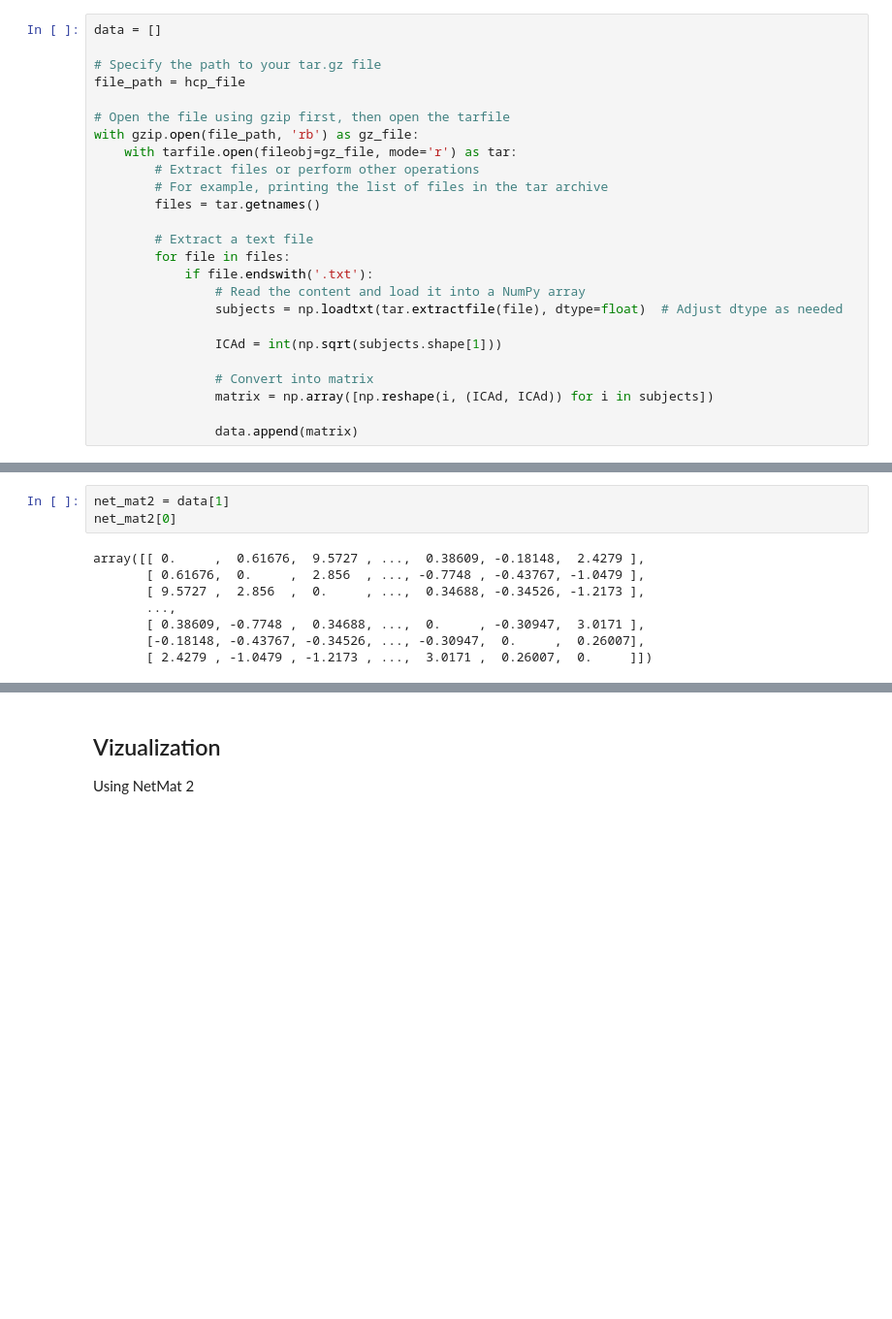
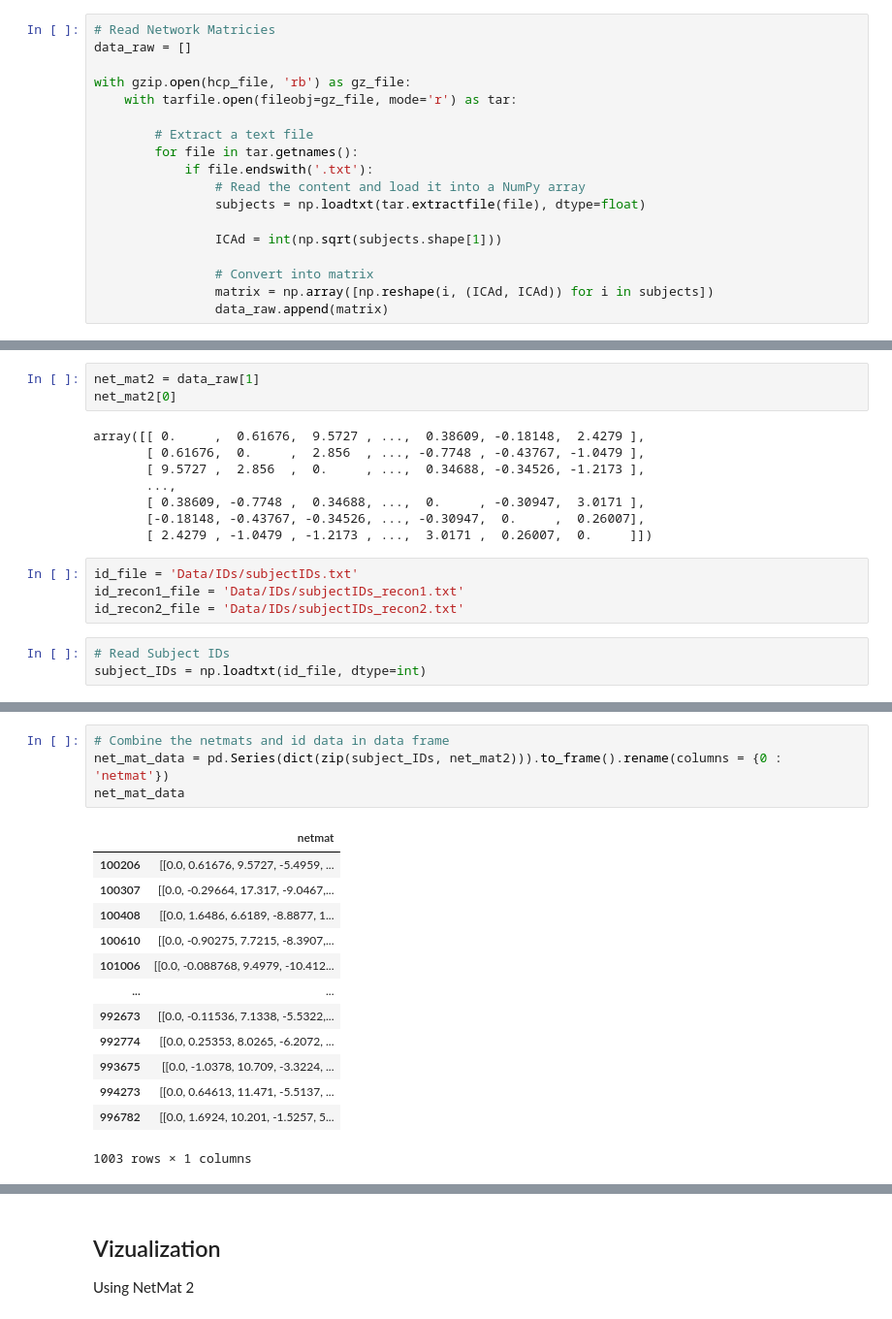
Before and after one commit to AndrewCheng02/DSC180B-Capstone-ProjectA09, a Jupyter notebook: HCP Data.ipynb, the cells around one changed output, grey strips where cells are left out. Shown at 97% size. Drawn from its saved outputs; the diff is of its cells as text; blank space fills up the shorter version.

```diff
--- a/HCP Data.ipynb
+++ b/HCP Data.ipynb
@@ -15,28 +16,21 @@ Netmat matricies Data file: **Data/HCP/HCP_PTN1200/netmats_3T_HCP1200_MSMAll_ICA
 # %%
 hcp_file = 'Data/netmats_3T_HCP1200_MSMAll_ICAd100_ts2.tar.gz'
 # %%
-data = []
+# Read Network Matricies
+data_raw = []
 
-# Specify the path to your tar.gz file
-file_path = hcp_file
-
-# Open the file using gzip first, then open the tarfile
-with gzip.open(file_path, 'rb') as gz_file:
+with gzip.open(hcp_file, 'rb') as gz_file:
     with tarfile.open(fileobj=gz_file, mode='r') as tar:
-        # Extract files or perform other operations
-        # For example, printing the list of files in the tar archive
-        files = tar.getnames()
 
         # Extract a text file
-        for file in files:
+        for file in tar.getnames():
             if file.endswith('.txt'):
                 # Read the content and load it into a NumPy array
-                subjects = np.loadtxt(tar.extractfile(file), dtype=float)  # Adjust dtype as needed
+                subjects = np.loadtxt(tar.extractfile(file), dtype=float)
 
                 ICAd = int(np.sqrt(subjects.shape[1]))
 
                 # Convert into matrix
                 matrix = np.array([np.reshape(i, (ICAd, ICAd)) for i in subjects])
-
-                data.append(matrix)
+                data_raw.append(matrix)
 # %%
@@ -66,7 +60,7 @@ array([[ 0.     , -1.5323 , 35.936  , ...,  0.80711,  4.5279 ,  4.9836 ],
 achieved by full correlation. To slightly improve the estimates of partial correlation coefficients, a small amount of L2 regularization is
 applied (setting rho=0.01 in the Ridge Regression netmats option in FSLNets) [Smith OHBM 2014, FSLNets].
 # %%
-net_mat2 = data[1]
+net_mat2 = data_raw[1]
 net_mat2[0]
 # %% [output]
 array([[ 0.     ,  0.61676,  9.5727 , ...,  0.38609, -0.18148,  2.4279 ],
@@ -76,3 +70,10 @@ array([[ 0.     ,  0.61676,  9.5727 , ...,  0.38609, -0.18148,  2.4279 ],
        [ 0.38609, -0.7748 ,  0.34688, ...,  0.     , -0.30947,  3.0171 ],
        [-0.18148, -0.43767, -0.34526, ..., -0.30947,  0.     ,  0.26007],
        [ 2.4279 , -1.0479 , -1.2173 , ...,  3.0171 ,  0.26007,  0.     ]])
+# %%
+id_file = 'Data/IDs/subjectIDs.txt'
+id_recon1_file = 'Data/IDs/subjectIDs_recon1.txt'
+id_recon2_file = 'Data/IDs/subjectIDs_recon2.txt'
+# %%
+# Read Subject IDs
+subject_IDs = np.loadtxt(id_file, dtype=int)
@@ -78,0 +119,18 @@ array([[ 0.     ,  0.61676,  9.5727 , ...,  0.38609, -0.18148,  2.4279 ],
+# %%
+# Combine the netmats and id data in data frame
+net_mat_data = pd.Series(dict(zip(subject_IDs, net_mat2))).to_frame().rename(columns = {0 : 'netmat'})
+net_mat_data
+# %% [output]
+|  | netmat |
+| 100206 | [[0.0, 0.61676, 9.5727, -5.4959, ... |
+| 100307 | [[0.0, -0.29664, 17.317, -9.0467,... |
+| 100408 | [[0.0, 1.6486, 6.6189, -8.8877, 1... |
+| 100610 | [[0.0, -0.90275, 7.7215, -8.3907,... |
+| 101006 | [[0.0, -0.088768, 9.4979, -10.412... |
+| ... | ... |
+| 992673 | [[0.0, -0.11536, 7.1338, -5.5322,... |
+| 992774 | [[0.0, 0.25353, 8.0265, -6.2072, ... |
+| 993675 | [[0.0, -1.0378, 10.709, -3.3224, ... |
+| 994273 | [[0.0, 0.64613, 11.471, -5.5137, ... |
+| 996782 | [[0.0, 1.6924, 10.201, -1.5257, 5... |
+1003 rows × 1 columns
```
Also changed, not shown: parts of 11 cells of this notebook, 5 other files.
